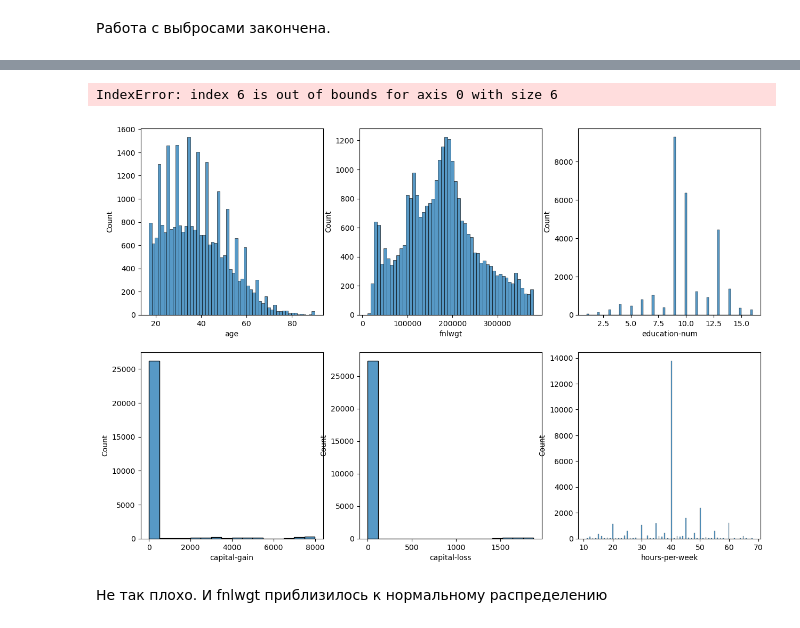
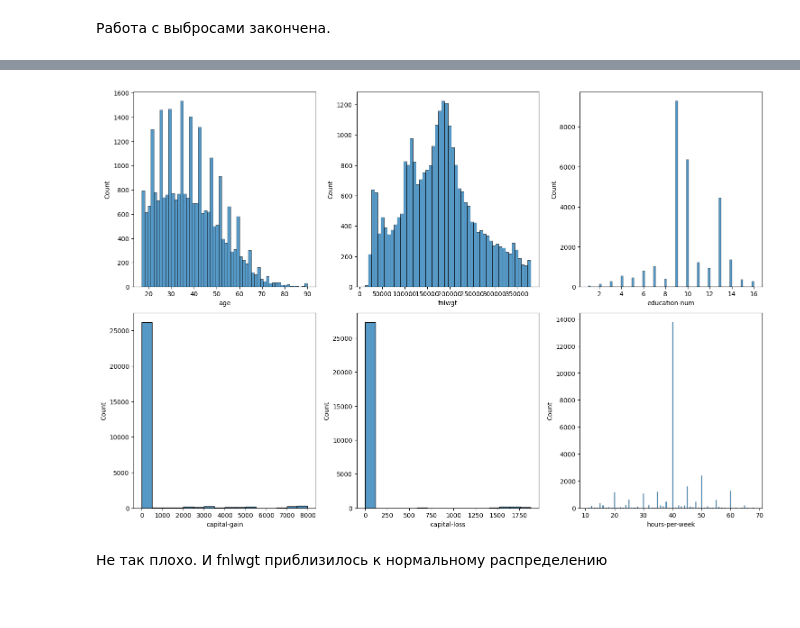
Before and after one commit to MaksimTraper/ml_courses, a Jupyter notebook: SPBU_Classic_ML/HW3_Classification/Traper_ML_HW3_Classification.ipynb, the cells around one changed output, grey strips where cells are left out. Saved outputs shown, nothing was run; the diff lists cells and outputs as text; code cells hidden in the pictures.

```diff
--- a/SPBU_Classic_ML/HW3_Classification/Traper_ML_HW3_Classification.ipynb
+++ b/SPBU_Classic_ML/HW3_Classification/Traper_ML_HW3_Classification.ipynb
@@ -1414,26 +1550,25 @@ shape: (27_866, 103)
 # %%
 df_pandas = df2.select(num_cols).to_pandas()
 
 n_rows = 2
 n_cols = 3
 
 fig, axes = plt.subplots(n_rows, n_cols, figsize=(15, 10))
 axes = axes.flatten()
 
 for i, col in enumerate(num_cols):
-    if i == len(num_cols):
+    if i == len(num_cols) - 1:
         break
     sns.histplot(df_pandas[col], ax=axes[i], kde=False)
     axes[i].set_xlabel(col)
 
 for j in range(len(num_cols), len(axes)):
     fig.delaxes(axes[j])
 
 plt.tight_layout()
 plt.show()
 # %% [output]
-IndexError: index 6 is out of bounds for axis 0 with size 6
-[figure, old version]
+[figure, new version]
 # %% [markdown]
 Не так плохо. И fnlwgt приблизилось к нормальному распределению
 # %%
```
Also changed, not shown: parts of 39 cells of this notebook.
